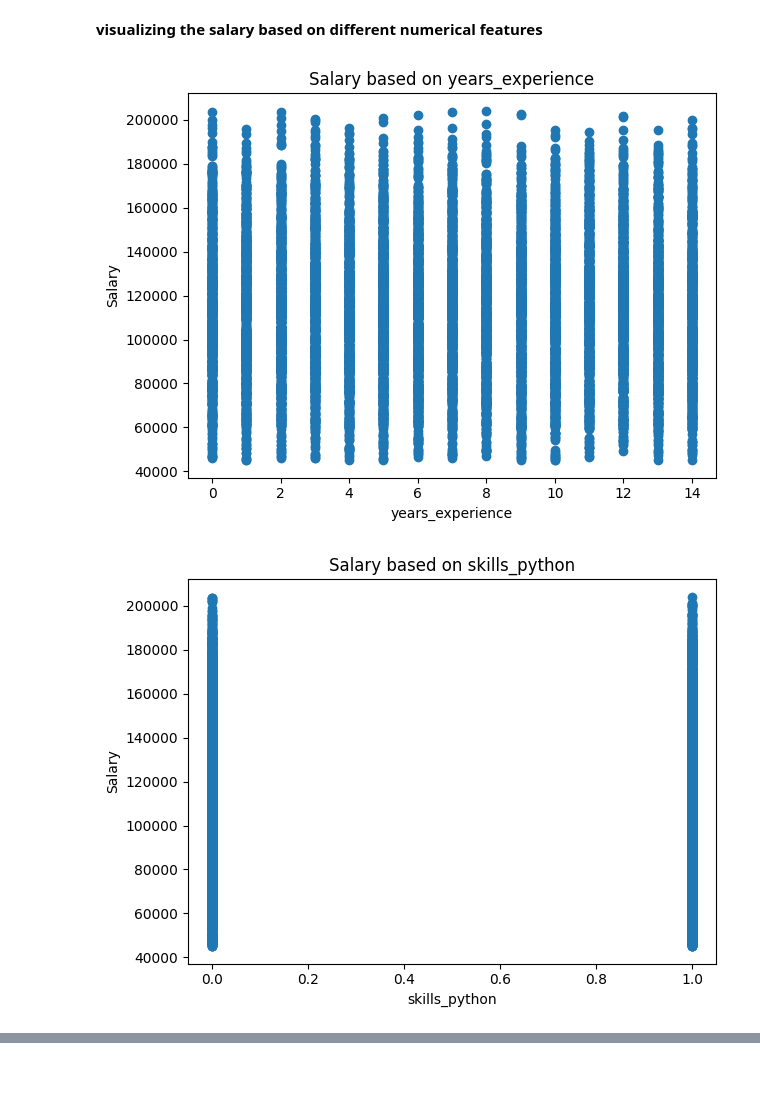
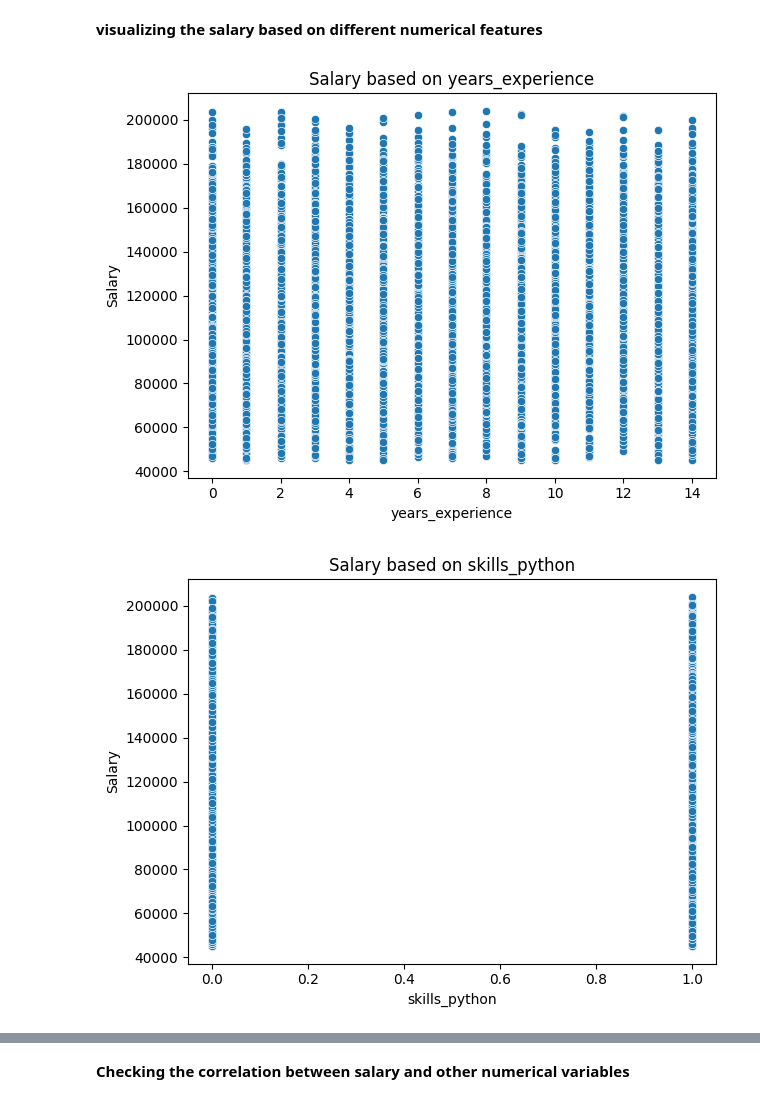
Before and after one commit to AsokTamang/Data_science, a Jupyter notebook: notebook/EDA.ipynb, the cells around one changed output, grey strips where cells are left out. Cells and saved outputs as stored; diff of their text form; code cells hidden in the pictures; blank space fills up the shorter version.

Commit message:
plotting the relationship between salary and numeric datas

```diff
--- a/notebook/EDA.ipynb
+++ b/notebook/EDA.ipynb
@@ -188,12 +188,12 @@ for feature in categorical_features:
 **visualizing the salary based on different numerical features**
 # %%
 for feature in numerical_features:
-    plt.scatter(x=feature,y ='salary',data=df)
+    sns.scatterplot(x=feature,y ='salary',data=df)
     plt.xlabel(feature)
     plt.ylabel('Salary')
     plt.title(f'Salary based on {feature}')
     plt.tight_layout()
     plt.show()
 # %% [output]
-[figure, old version]
+[figure, new version]
-[figure, old version]
+[figure, new version]
@@ -207,0 +208,2 @@ for feature in numerical_features:
+# %% [markdown]
+**Checking the correlation between salary and other numerical variables**
```
Also changed, not shown: parts of 4 cells of this notebook.
